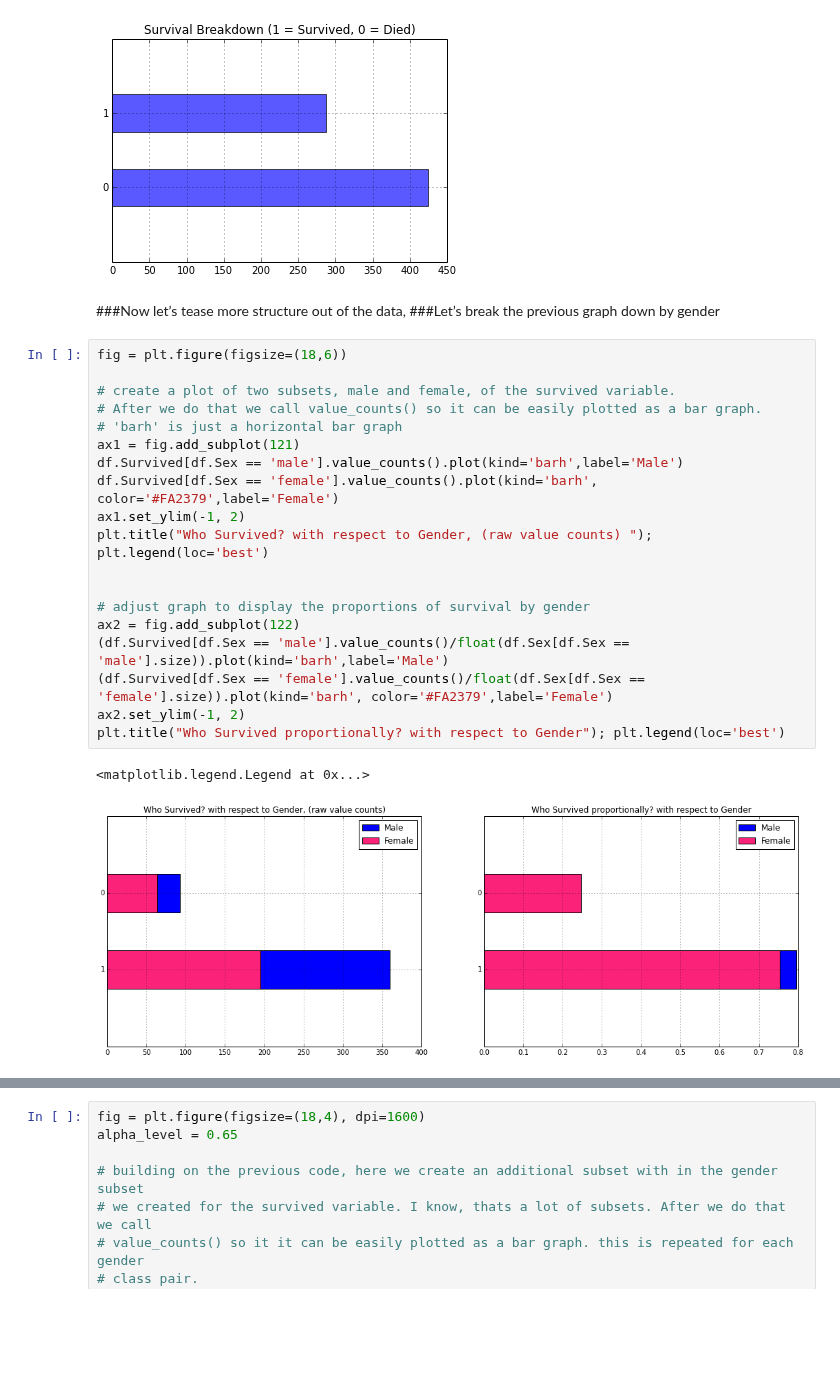
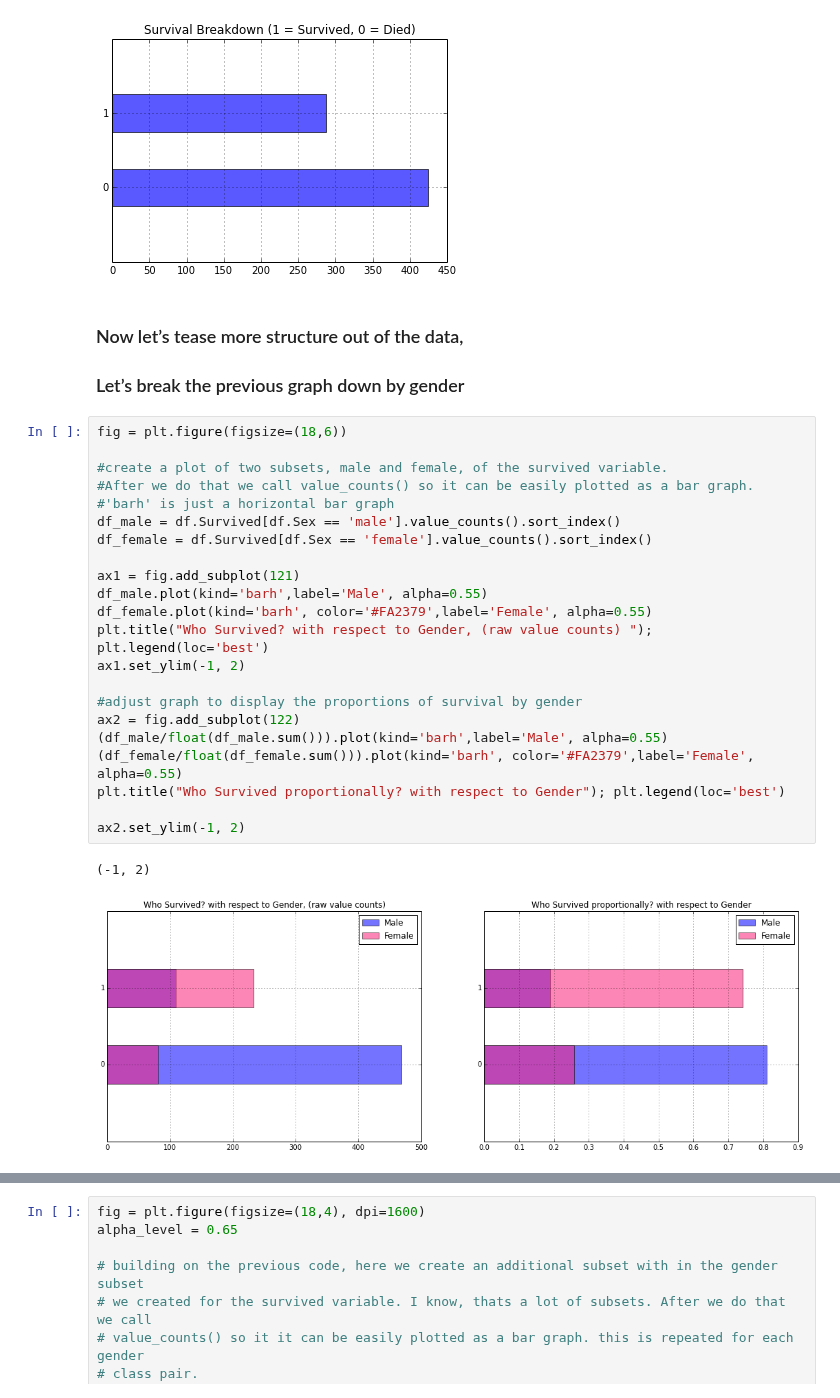
Before and after one commit to agconti/kaggle-titanic, a Jupyter notebook: Titanic.ipynb, the cells around one changed output, grey strips where cells are left out. Saved outputs shown, nothing was run; the diff lists cells and outputs as text; blank space fills up the shorter version.

Commit message:
fix(Titanic): fixed a misrepresentation of overlapping bar charts
Identified by @hkreeves in #3.

```diff
--- a/Titanic.ipynb
+++ b/Titanic.ipynb
@@ -198,28 +198,31 @@ plt.title("Survival Breakdown (1 = Survived, 0 = Died)")
 <matplotlib.figure.Figure at 0x...>
 [figure]
 # %% [markdown]
-###Now let’s tease more structure out of the data,
-###Let’s break the previous graph down by gender
+### Now let’s tease more structure out of the data,
+### Let’s break the previous graph down by gender
 # %%
 fig = plt.figure(figsize=(18,6))
 
-# create a plot of two subsets, male and female, of the survived variable.
-# After we do that we call value_counts() so it can be easily plotted as a bar graph.
-# 'barh' is just a horizontal bar graph
+#create a plot of two subsets, male and female, of the survived variable.
+#After we do that we call value_counts() so it can be easily plotted as a bar graph.
+#'barh' is just a horizontal bar graph
+df_male = df.Survived[df.Sex == 'male'].value_counts().sort_index()
+df_female = df.Survived[df.Sex == 'female'].value_counts().sort_index()
+
 ax1 = fig.add_subplot(121)
-df.Survived[df.Sex == 'male'].value_counts().plot(kind='barh',label='Male')
-df.Survived[df.Sex == 'female'].value_counts().plot(kind='barh', color='#FA2379',label='Female')
+df_male.plot(kind='barh',label='Male', alpha=0.55)
+df_female.plot(kind='barh', color='#FA2379',label='Female', alpha=0.55)
+plt.title("Who Survived? with respect to Gender, (raw value counts) "); plt.legend(loc='best')
 ax1.set_ylim(-1, 2)
-plt.title("Who Survived? with respect to Gender, (raw value counts) "); plt.legend(loc='best')
 
+#adjust graph to display the proportions of survival by gender
+ax2 = fig.add_subplot(122)
+(df_male/float(df_male.sum())).plot(kind='barh',label='Male', alpha=0.55)
+(df_female/float(df_female.sum())).plot(kind='barh', color='#FA2379',label='Female', alpha=0.55)
+plt.title("Who Survived proportionally? with respect to Gender"); plt.legend(loc='best')
 
-# adjust graph to display the proportions of survival by gender
-ax2 = fig.add_subplot(122)
-(df.Survived[df.Sex == 'male'].value_counts()/float(df.Sex[df.Sex == 'male'].size)).plot(kind='barh',label='Male')
-(df.Survived[df.Sex == 'female'].value_counts()/float(df.Sex[df.Sex == 'female'].size)).plot(kind='barh', color='#FA2379',label='Female')
 ax2.set_ylim(-1, 2)
-plt.title("Who Survived proportionally? with respect to Gender"); plt.legend(loc='best')
 # %% [output]
-<matplotlib.legend.Legend at 0x...>
+(-1, 2)
-[figure, old version]
+[figure, new version]
 # %% [markdown]
```
Also changed, not shown: parts of 15 cells of this notebook.
